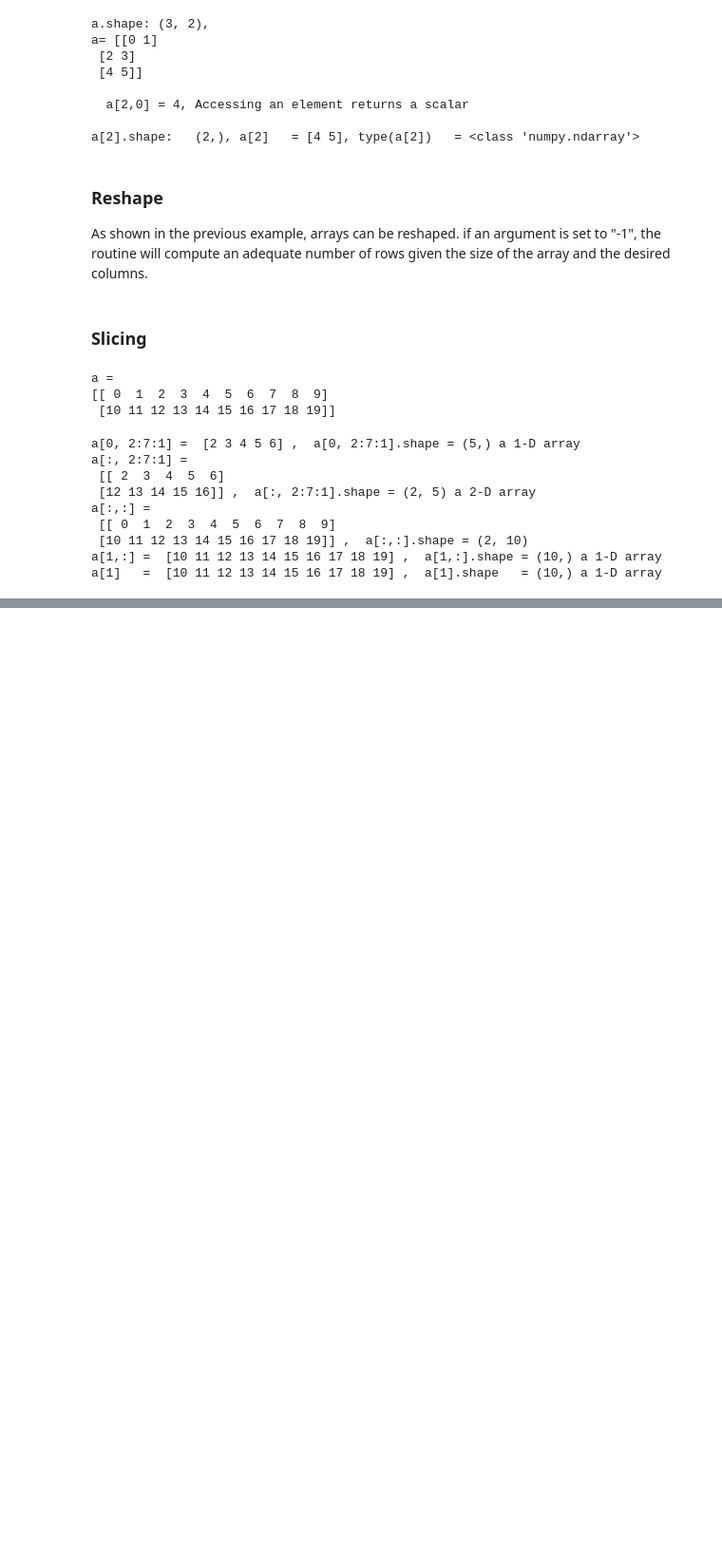
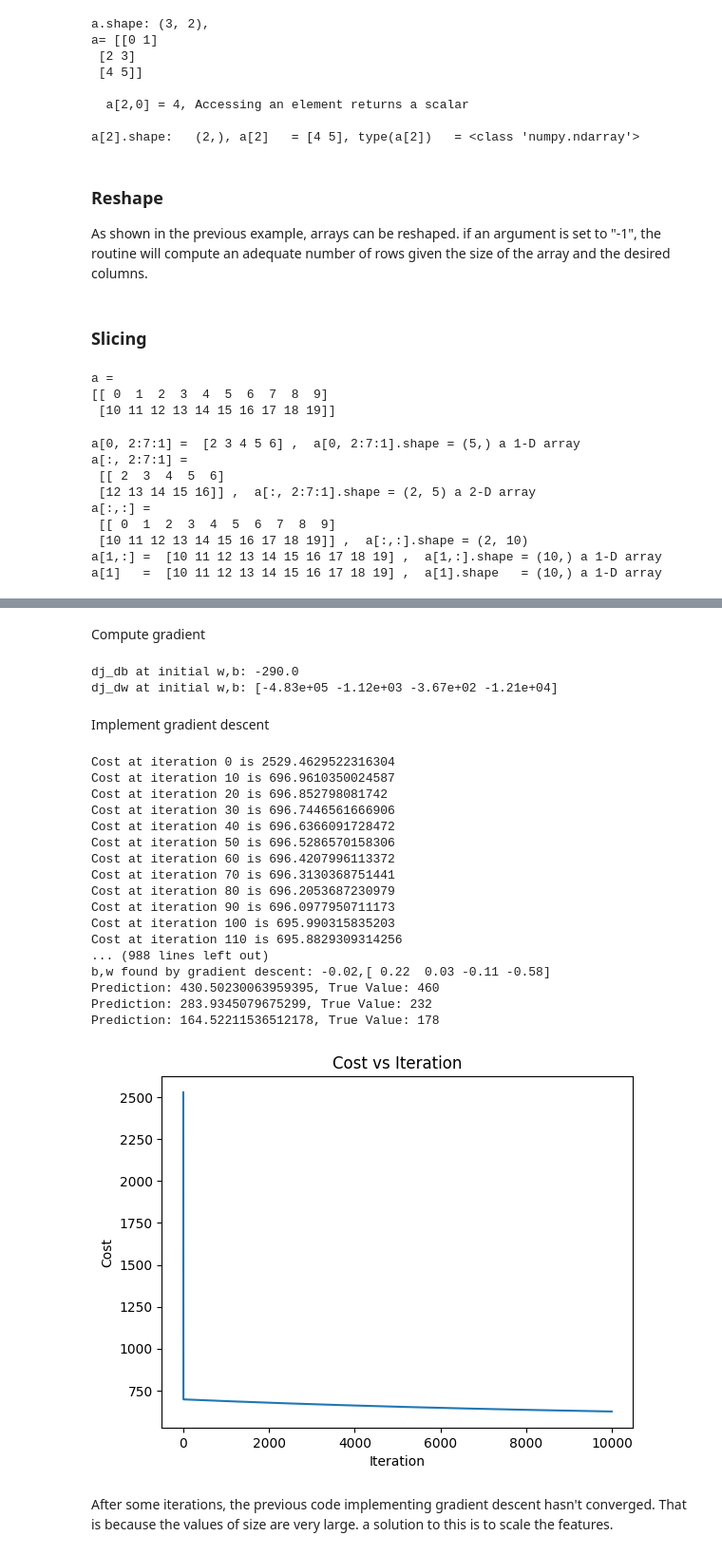
Before and after one commit to Rodmr092/ML-Intro-Andrew-NG, a Jupyter notebook: C1-Supervised ML_Regression and Classification/Week 2/W2_test_notebook.ipynb, the cells around one changed output, grey strips where cells are left out. Shown: that part at 95% size. Cells and saved outputs as stored; diff of their text form; code cells hidden in the pictures; blank space fills up the shorter version.

```diff
--- a/C1-Supervised ML_Regression and Classification/Week 2/W2_test_notebook.ipynb
+++ b/C1-Supervised ML_Regression and Classification/Week 2/W2_test_notebook.ipynb
@@ -328,0 +395,2 @@ a[1]   =  [10 11 12 13 14 15 16 17 18 19] ,  a[1].shape   = (10,) a 1-D array
+# %% [markdown]
+Compute gradient
@@ -328,0 +409,71 @@ a[1]   =  [10 11 12 13 14 15 16 17 18 19] ,  a[1].shape   = (10,) a 1-D array
+# %%
+# Compute and display gradient
+tmp_dj_db, tmp_dj_dw = compute_gradient(X_train, y_train, w_init, b_init)
+print (f"dj_db at initial w,b: {tmp_dj_db}")
+print (f"dj_dw at initial w,b: {tmp_dj_dw}")
+# %% [output]
+dj_db at initial w,b: -290.0
+dj_dw at initial w,b: [-4.83e+05 -1.12e+03 -3.67e+02 -1.21e+04]
+# %% [markdown]
+Implement gradient descent
+# %%
+def gradient_descent(X, y, w_in, b_in, cost_function, gradient_function, alpha, num_iters):
+    #Array to store costs J and w at each iteration for visualization
+    J_history = []
+    w = copy.deepcopy(w_in)
+    b = b_in
+
+    for i in range(num_iters):
+        # Calculate the gradient and update parameters
+        dj_db, dj_dw = gradient_function(X_train, y_train, w, b)
+
+        # update parameters
+        w = w - alpha * dj_dw
+        b = b - alpha * dj_db
+
+        # Save the cost at each iteration
+        if i < 100000:
+            J_history.append(cost_function(X, y, w, b))
+        # Print cost at intervals of 10
+        if i % 10 == 0:
+            print(f"Cost at iteration {i} is {J_history[-1]}")
+    return w, b, J_history
+# %%
+initial_w = np.zeros(X_train.shape[1])
+initial_b = 0.0
+iterations = 10000
+alpha = 5.0e-7
+
+w_final, b_final, J_hist = gradient_descent(X_train, y_train, initial_w, initial_b,
+                                               compute_cost, compute_gradient,
+                                               alpha, iterations)
+print(f"b,w found by gradient descent: {b_final:0.2f},{w_final} ")
+m,_ = X_train.shape
+for i in range(m):
+    print(f"Prediction: {np.dot(X_train[i], w_final) + b_final}, True Value: {y_train[i]}")
+plt.plot(J_hist)
+plt.xlabel('Iteration')
+plt.ylabel('Cost')
+plt.title('Cost vs Iteration')
+plt.show()
+# %% [output]
+Cost at iteration 0 is 2529.4629522316304
+Cost at iteration 10 is 696.9610350024587
+Cost at iteration 20 is 696.852798081742
+Cost at iteration 30 is 696.7446561666906
+Cost at iteration 40 is 696.6366091728472
+Cost at iteration 50 is 696.5286570158306
+Cost at iteration 60 is 696.4207996113372
+Cost at iteration 70 is 696.3130368751441
+Cost at iteration 80 is 696.2053687230979
+Cost at iteration 90 is 696.0977950711173
+Cost at iteration 100 is 695.990315835203
+Cost at iteration 110 is 695.8829309314256
+... (988 lines left out)
+b,w found by gradient descent: -0.02,[ 0.22  0.03 -0.11 -0.58]
+Prediction: 430.50230063959395, True Value: 460
+Prediction: 283.9345079675299, True Value: 232
+Prediction: 164.52211536512178, True Value: 178
+[figure, added]
+# %% [markdown]
+After some iterations, the previous code implementing gradient descent hasn't converged. That is because the values of size are very large. a solution to this is to scale the features.
```
Also changed, not shown: parts of 43 cells of this notebook, 1 other file.
